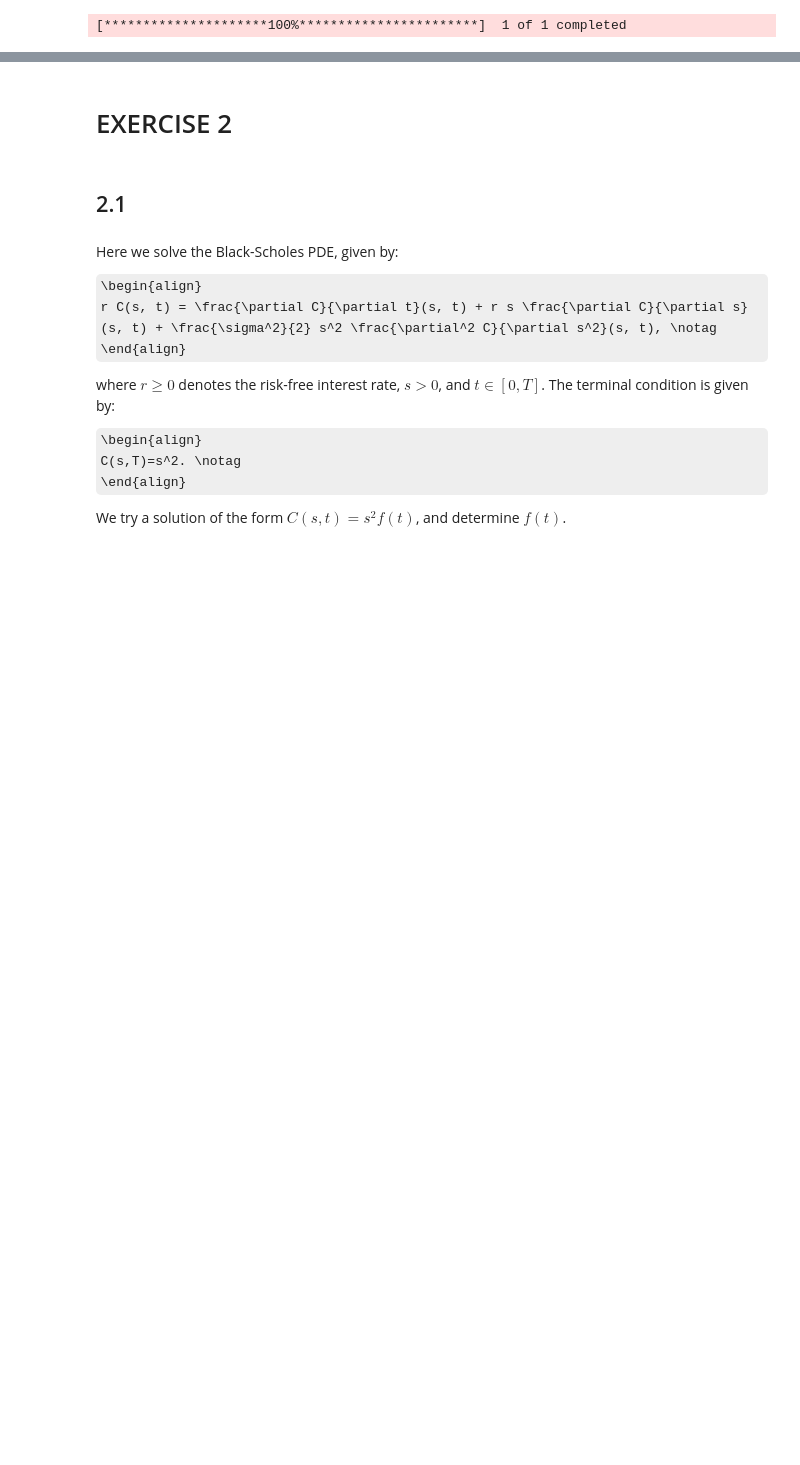
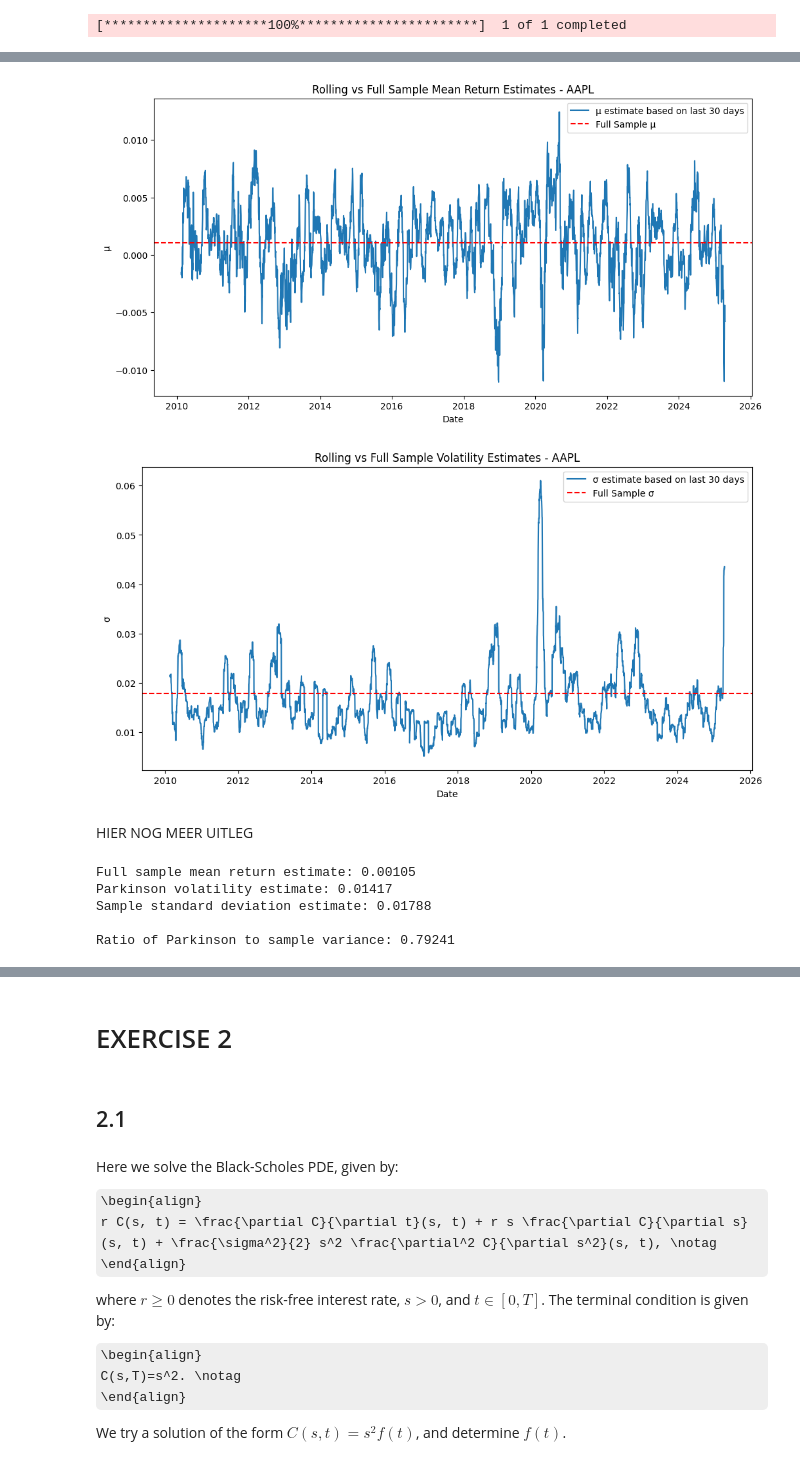
Before and after one commit to HetteWempe/comp_fin, a Jupyter notebook: assignment1.ipynb, the cells around one changed output, grey strips where cells are left out. Saved outputs shown, nothing was run; the diff lists cells and outputs as text; code cells hidden in the pictures; some formulas as TeX source; blank space fills up the shorter version.

```diff
--- a/assignment1.ipynb
+++ b/assignment1.ipynb
@@ -5,12 +11,10 @@ import matplotlib.pyplot as plt
 # %%
-import yfinance as yf
-import datetime
-
 ticker = "AAPL"
 
 start_date = "2010-01-01"
 end_date = datetime.datetime.now().strftime("%Y-%m-%d")
 
 data = yf.download(ticker, start=start_date, end=end_date)
+S = np.array(data['Close'])
 # %% [output]
 [*********************100%***********************]  1 of 1 completed
@@ -34,0 +63,33 @@ plt.plot(closing_prices)
+# %%
+# Calculate mean and variance using adjusted close
+mu_adj = mu(S)
+s2_adj = s2(S)
+
+window = 30
+
+# Calculate rolling estimates for adjusted close
+mu_hats_adj = rolling_mu(S, window)
+s2_hats_adj = rolling_s2(S, window)
+
+# Plot adjusted close mu estimates
+plt.figure(figsize=(12,6))
+plt.plot(data.index[window-1:], mu_hats_adj, label=f'μ estimate based on last {window} days')
+plt.axhline(y=mu_adj, color='r', linestyle='--', label='Full Sample μ')
+plt.title(f'Rolling vs Full Sample Mean Return Estimates - {ticker}')
+plt.xlabel('Date')
+plt.ylabel('μ')
+plt.legend()
+plt.show()
+
+# Plot adjusted close volatility estimates
+plt.figure(figsize=(12,6))
+plt.plot(data.index[window-1:], np.sqrt(s2_hats_adj), label=f'σ estimate based on last {window} days')
+plt.axhline(y=np.sqrt(s2_adj), color='r', linestyle='--', label='Full Sample σ')
+plt.title(f'Rolling vs Full Sample Volatility Estimates - {ticker}')
+plt.xlabel('Date')
+plt.ylabel('σ')
+plt.legend()
+plt.show()
+# %% [output]
+[figure, added]
+[figure, added]
@@ -34,0 +100,13 @@ plt.plot(closing_prices)
+# %% [markdown]
+HIER NOG MEER UITLEG
+# %%
+print(f"Full sample mean return estimate: {mu_hat:.5f}")
+print(f"Parkinson volatility estimate: {s_parkinson_hat:.5f}")
+print(f"Sample standard deviation estimate: {np.sqrt(s2_hat):.5f}")
+print(f"\nRatio of Parkinson to sample variance: {s_parkinson_hat/np.sqrt(s2_hat):.5f}")
+# %% [output]
+Full sample mean return estimate: 0.00105
+Parkinson volatility estimate: 0.01417
+Sample standard deviation estimate: 0.01788
+
+Ratio of Parkinson to sample variance: 0.79241
```
Also changed, not shown: parts of 15 cells of this notebook.
